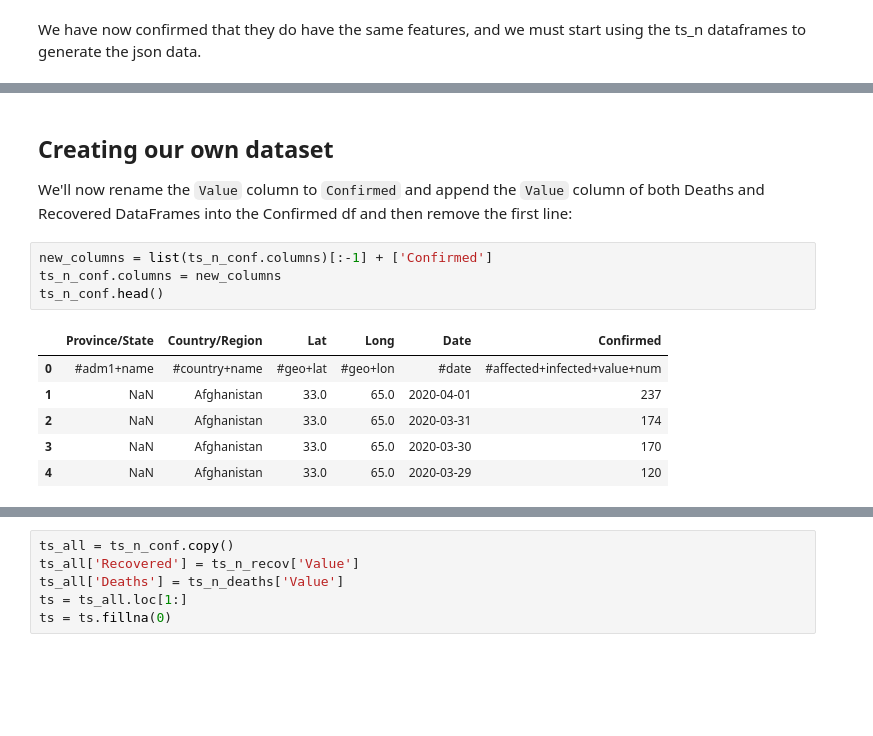
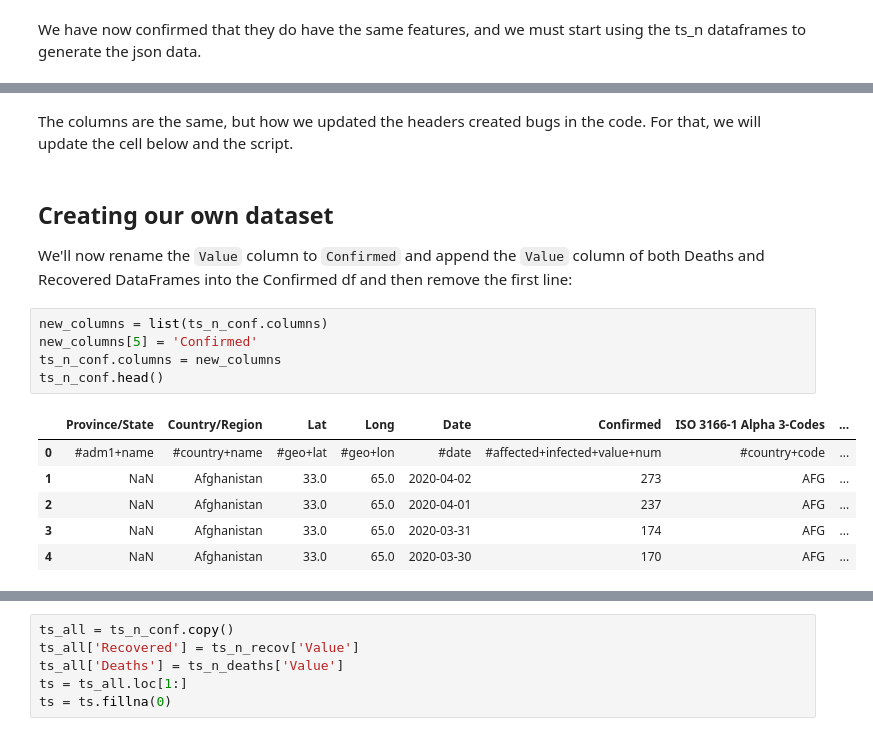
Before and after one commit to juliobguedes/covid, a Jupyter notebook: notebooks/Generation - Johns Hopkins Dataset.ipynb, the cells around one changed output, grey strips where cells are left out. Saved outputs shown, nothing was run; the diff lists cells and outputs as text; blank space fills up the shorter version.

```diff
--- a/notebooks/Generation - Johns Hopkins Dataset.ipynb
+++ b/notebooks/Generation - Johns Hopkins Dataset.ipynb
@@ -88,18 +101,21 @@ We have now confirmed that they do have the same features, and we must start usi
+# %% [markdown]
+The columns are the same, but how we updated the headers created bugs in the code. For that, we will update the cell below and the script.
 # %% [markdown]
 ## Creating our own dataset
 
 We'll now rename the `Value` column to `Confirmed` and append the `Value` column of both Deaths and Recovered DataFrames into the Confirmed df and then remove the first line:
 # %%
-new_columns = list(ts_n_conf.columns)[:-1] + ['Confirmed']
+new_columns = list(ts_n_conf.columns)
+new_columns[5] = 'Confirmed'
 ts_n_conf.columns = new_columns
 ts_n_conf.head()
 # %% [output]
-|  | Province/State | Country/Region | Lat | Long | Date | Confirmed |
-| 0 | #adm1+name | #country+name | #geo+lat | #geo+lon | #date | #affected+infected+value+num |
-| 1 | NaN | Afghanistan | 33.0 | 65.0 | 2020-04-01 | 237 |
-| 2 | NaN | Afghanistan | 33.0 | 65.0 | 2020-03-31 | 174 |
-| 3 | NaN | Afghanistan | 33.0 | 65.0 | 2020-03-30 | 170 |
-| 4 | NaN | Afghanistan | 33.0 | 65.0 | 2020-03-29 | 120 |
+|  | Province/State | Country/Region | Lat | Long | Date | Confirmed | ISO 3166-1 Alpha 3-Codes | ... |
+| 0 | #adm1+name | #country+name | #geo+lat | #geo+lon | #date | #affected+infected+value+num | #country+code | ... |
+| 1 | NaN | Afghanistan | 33.0 | 65.0 | 2020-04-02 | 273 | AFG | ... |
+| 2 | NaN | Afghanistan | 33.0 | 65.0 | 2020-04-01 | 237 | AFG | ... |
+| 3 | NaN | Afghanistan | 33.0 | 65.0 | 2020-03-31 | 174 | AFG | ... |
+| 4 | NaN | Afghanistan | 33.0 | 65.0 | 2020-03-30 | 170 | AFG | ... |
 # %%
 ts_n_recov.head()
 # %% [output]
```
Also changed, not shown: parts of 4 cells of this notebook, 10 other files.
